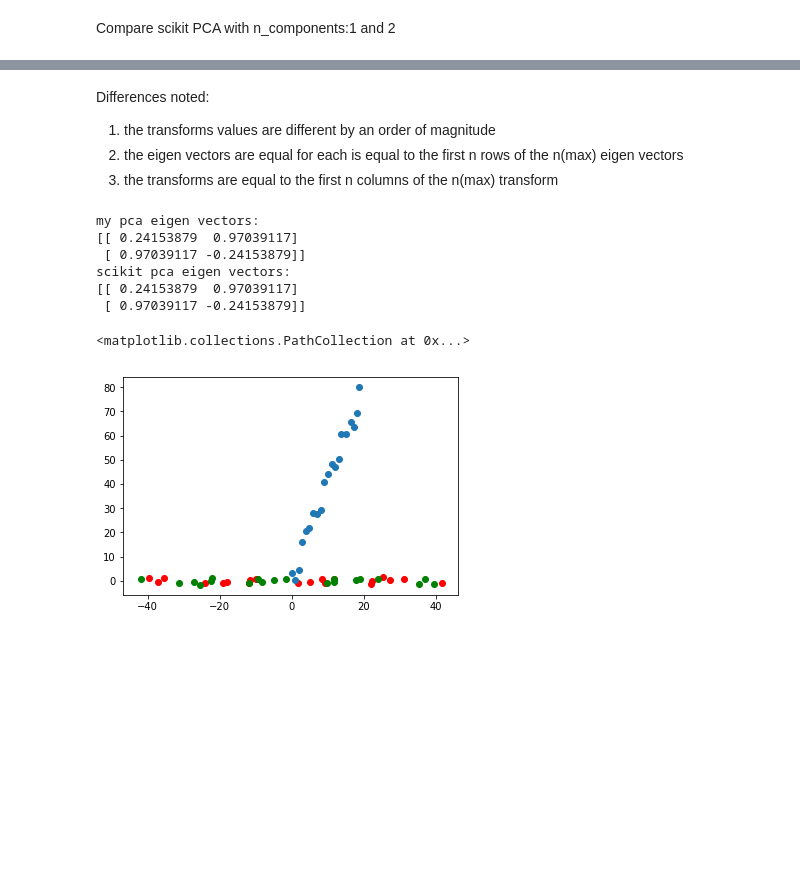
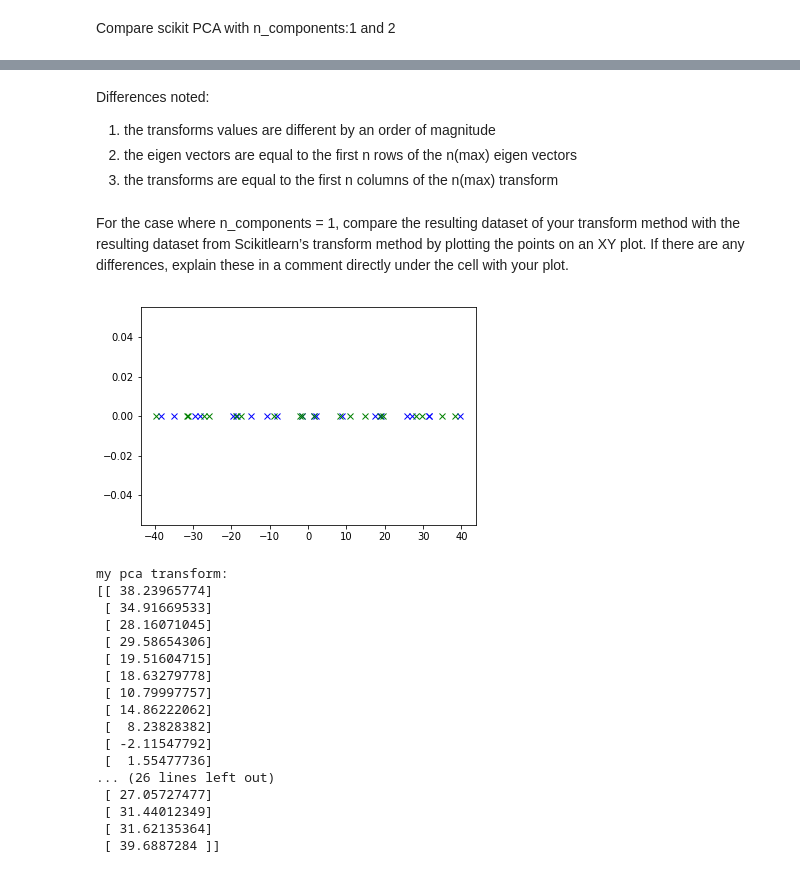
Before and after one commit to vipulpopat/MSCAI_CE4021_Week5, a Jupyter notebook: Etivity5.ipynb, the cells around one changed output, grey strips where cells are left out. Saved outputs shown, nothing was run; the diff lists cells and outputs as text; code cells hidden in the pictures; blank space fills up the shorter version.

Commit message:
final graphs

```diff
--- a/Etivity5.ipynb
+++ b/Etivity5.ipynb
@@ -39,7 +39,7 @@ class MyPCA:
         #calculate the covariance of the data with mean subtracted
         cov_data = np.cov(centered_data,rowvar=False)
         values, vectors = eig(cov_data)
-        #(square each value so that magnitude and not sign is taken into account when ordering)
+        #(absolute each value so that magnitude and not sign is taken into account when ordering)
         sorted_eigen_values_indexes = np.abs(values).argsort()[::-1]
         sorted_eigen_values = values[sorted_eigen_values_indexes]
         sorted_eigen_vectors = vectors.T[sorted_eigen_values_indexes]
@@ -49,6 +49,9 @@ class MyPCA:
     def transform(self, matrix):
         matrix = matrix - self.mean
         return np.dot(matrix, self.eigen_vectors.T)
+
+    def inverse_transform(self, transform):
+        return np.dot(transform, self.eigen_vectors) + self.mean
 # %%
 scikit_pca = PCA(n_components=2)
 scikit_pca.fit(data)
@@ -235,34 +240,45 @@ transform:
 # %% [markdown]
 Differences noted:
 1. the transforms values are different by an order of magnitude
-2. the eigen vectors are equal for each is equal to the first n rows of the n(max) eigen vectors
+2. the eigen vectors are equal to the first n rows of the n(max) eigen vectors
 3. the transforms are equal to the first n columns of the n(max) transform
-# %%
-n_data =  np.array([[6,2],[-1, 3]])
-n_scikit_pca = PCA(n_components=2)
-n_scikit_pca.fit(n_data)
-n_scikit_pca_eigen_vectors = n_scikit_pca.components_
-
-
-n_my_pca = MyPCA(n_components=2)
-n_my_pca.fit(n_data)
-n_my_pca_eigen_vectors = n_my_pca.eigen_vectors
-V = n_scikit_pca_eigen_vectors
-W = n_my_pca_eigen_vectors
-
-print("my pca eigen vectors: \n{}".format(my_pca_eigen_vectors))
-print("scikit pca eigen vectors: \n{}".format(scikit_pca_eigen_vectors))
-# %% [output]
-my pca eigen vectors:
-[[ 0.24153879  0.97039117]
- [ 0.97039117 -0.24153879]]
-scikit pca eigen vectors:
-[[ 0.24153879  0.97039117]
- [ 0.97039117 -0.24153879]]
-# %%
-plt.scatter(scikit_transform[:,0],scikit_transform[:,1], color=['r'])
-plt.scatter(my_pca_transform[:,0],my_pca_transform[:,1], color=['g'])
-plt.scatter(data[:,0],data[:,1])
-# %% [output]
-<matplotlib.collections.PathCollection at 0x...>
-[figure, removed]
+# %% [markdown]
+For the case where n_components = 1, compare the resulting dataset of your transform method with the resulting dataset from Scikitlearn’s transform method by plotting the points on an XY plot. If there are any differences, explain these in a comment directly under the cell with your plot.
+# %%
+scikit_pca = PCA(n_components=1)
+scikit_pca.fit(data)
+scikit_transform = scikit_pca.transform(data)
+scikit_pca_eigen_vectors = scikit_pca.components_
+scikit_pca_eigen_values = scikit_pca.explained_variance_
+
+my_pca = MyPCA(n_components=1)
+my_pca.fit(data)
+my_pca_transform = my_pca.transform(data)
+my_pca_eigen_vectors = my_pca.eigen_vectors
+my_pca_eigen_values = my_pca.eigen_values
+
+plt.plot(scikit_transform[:,0], np.zeros(scikit_transform.shape),'xb')
+plt.plot(my_pca_transform[:,0], np.zeros(my_pca_transform.shape),'xg')
+plt.show()
+
+print("my pca transform: \n{}".format(my_pca_transform))
+print("scikit pca transform: \n{}".format(scikit_transform))
+# %% [output]
+[figure, added]
+my pca transform:
+[[ 38.23965774]
+ [ 34.91669533]
+ [ 28.16071045]
+ [ 29.58654306]
+ [ 19.51604715]
+ [ 18.63279778]
+ [ 10.79997757]
+ [ 14.86222062]
+ [  8.23828382]
+ [ -2.11547792]
+ [  1.55477736]
+... (26 lines left out)
+ [ 27.05727477]
+ [ 31.44012349]
+ [ 31.62135364]
+ [ 39.6887284 ]]
```
Also changed, not shown: parts of 10 cells of this notebook.
